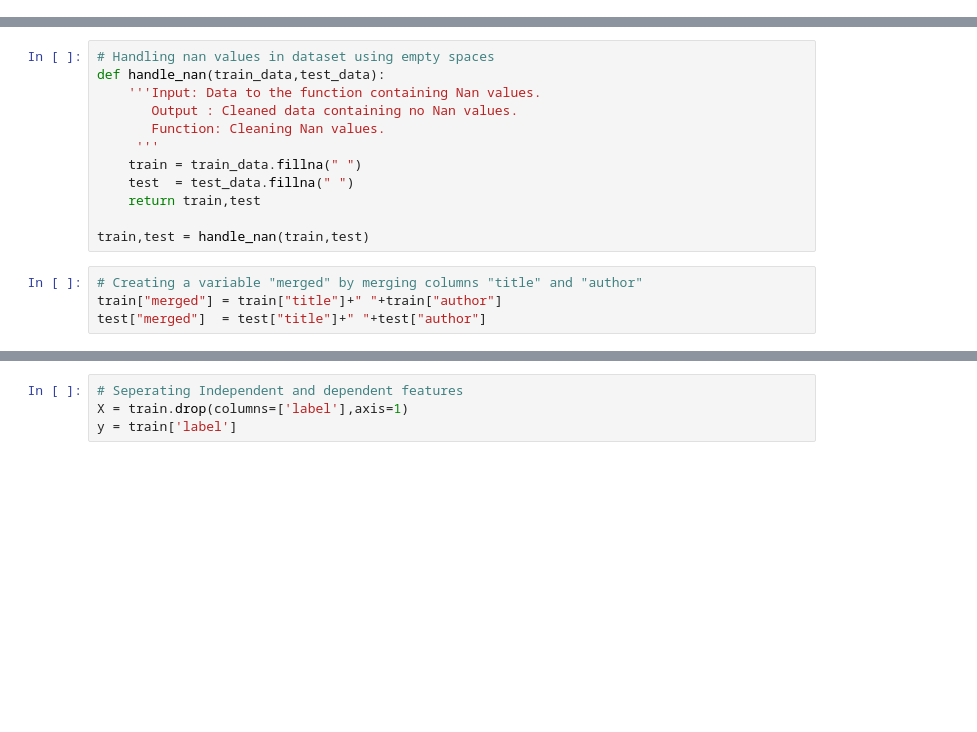
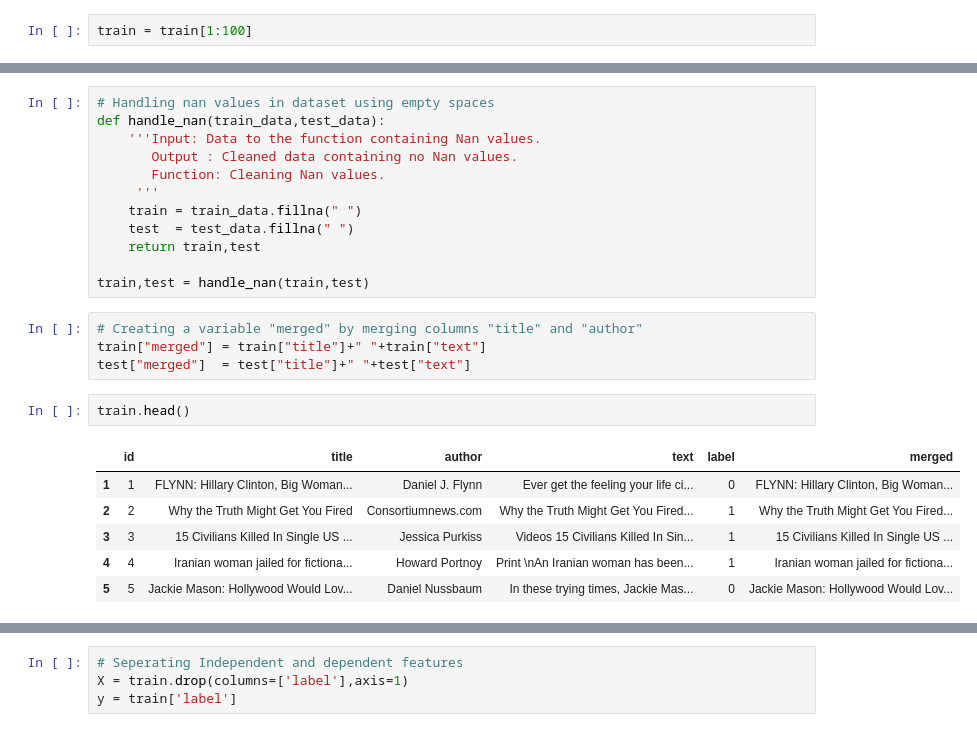
Before and after one commit to ouyangzhaode/Fake_News_Detection, a Jupyter notebook: Machine Leaning/ML_LSTM_v2.ipynb, the cells around one changed output, grey strips where cells are left out. Cells and saved outputs as stored; diff of their text form; blank space fills up the shorter version.

```diff
--- a/Machine Leaning/ML_LSTM_v2.ipynb
+++ b/Machine Leaning/ML_LSTM_v2.ipynb
@@ -30,6 +38,8 @@ train.head()
 | 2 | 2 | Why the Truth Might Get You Fired | Consortiumnews.com | Why the Truth Might Get You Fired... | 1 |
 | 3 | 3 | 15 Civilians Killed In Single US ... | Jessica Purkiss | Videos 15 Civilians Killed In Sin... | 1 |
 | 4 | 4 | Iranian woman jailed for fictiona... | Howard Portnoy | Print \nAn Iranian woman has been... | 1 |
+# %%
+train = train[1:100]
 # %%
 test.head()
 # %% [output]
@@ -81,5 +91,14 @@ def handle_nan(train_data,test_data):
 train,test = handle_nan(train,test)
 # %%
 # Creating a variable "merged" by merging columns "title" and "author"
-train["merged"] = train["title"]+" "+train["author"]
-test["merged"]  = test["title"]+" "+test["author"]
+train["merged"] = train["title"]+" "+train["text"]
+test["merged"]  = test["title"]+" "+test["text"]
+# %%
+train.head()
+# %% [output]
+|  | id | title | author | text | label | merged |
+| 1 | 1 | FLYNN: Hillary Clinton, Big Woman... | Daniel J. Flynn | Ever get the feeling your life ci... | 0 | FLYNN: Hillary Clinton, Big Woman... |
+| 2 | 2 | Why the Truth Might Get You Fired | Consortiumnews.com | Why the Truth Might Get You Fired... | 1 | Why the Truth Might Get You Fired... |
+| 3 | 3 | 15 Civilians Killed In Single US ... | Jessica Purkiss | Videos 15 Civilians Killed In Sin... | 1 | 15 Civilians Killed In Single US ... |
+| 4 | 4 | Iranian woman jailed for fictiona... | Howard Portnoy | Print \nAn Iranian woman has been... | 1 | Iranian woman jailed for fictiona... |
+| 5 | 5 | Jackie Mason: Hollywood Would Lov... | Daniel Nussbaum | In these trying times, Jackie Mas... | 0 | Jackie Mason: Hollywood Would Lov... |
```
Also changed, not shown: parts of 42 cells of this notebook, 12 other files.
